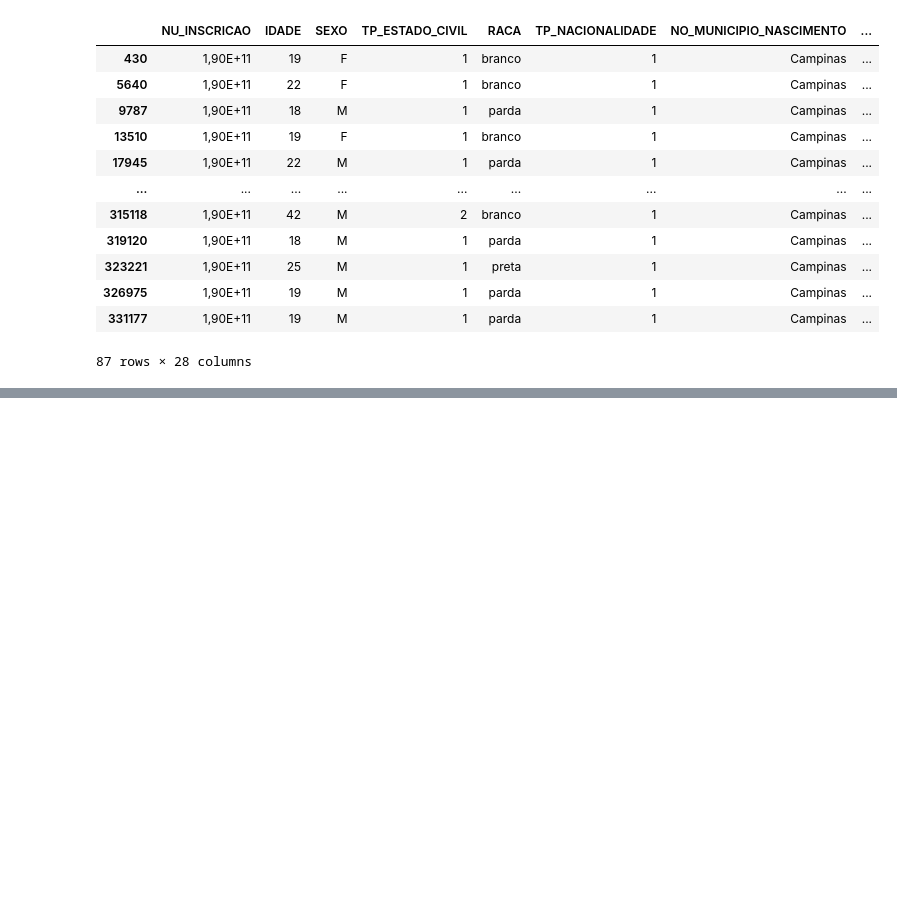
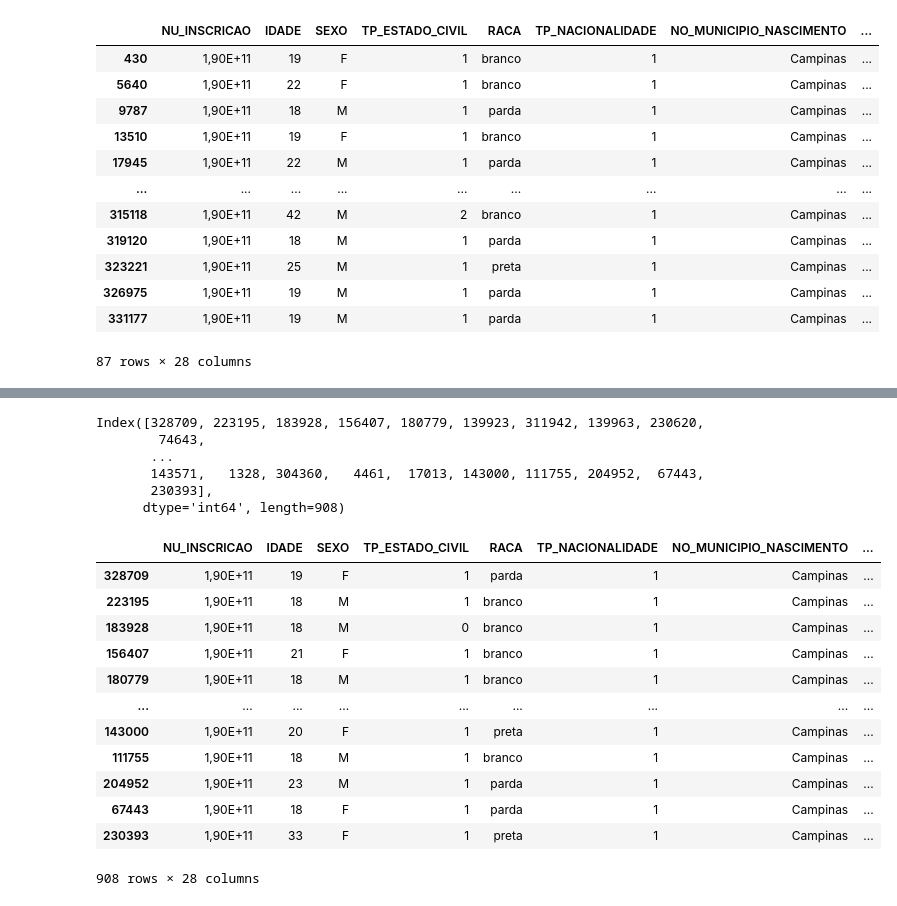
Before and after one commit to arthurresendes/Estatistica-aplicada, a Jupyter notebook: Enem/amostragem.ipynb, the cells around one changed output, grey strips where cells are left out. Saved outputs shown, nothing was run; the diff lists cells and outputs as text; code cells hidden in the pictures; blank space fills up the shorter version.

```diff
--- a/Enem/amostragem.ipynb
+++ b/Enem/amostragem.ipynb
@@ -188,0 +247,2 @@ amostra2_camp
+# %%
+X_treino, X_teste, y_treuni, amos_estra = train_test_split(enem_campinas.drop('RACA', axis=1), enem_campinas['RACA'], stratify=enem_campinas['RACA'],test_size=0.10)
@@ -188,0 +264,29 @@ amostra2_camp
+# %%
+amos_estra = amos_estra.index
+# %%
+amos_estra
+# %% [output]
+Index([328709, 223195, 183928, 156407, 180779, 139923, 311942, 139963, 230620,
+        74643,
+       ...
+       143571,   1328, 304360,   4461,  17013, 143000, 111755, 204952,  67443,
+       230393],
+      dtype='int64', length=908)
+# %%
+amos_estra_camp = enem_campinas.loc[amos_estra,:]
+# %%
+amos_estra_camp
+# %% [output]
+|  | NU_INSCRICAO | IDADE | SEXO | TP_ESTADO_CIVIL | RACA | TP_NACIONALIDADE | NO_MUNICIPIO_NASCIMENTO | ... |
+| 328709 | 1,90E+11 | 19 | F | 1 | parda | 1 | Campinas | ... |
+| 223195 | 1,90E+11 | 18 | M | 1 | branco | 1 | Campinas | ... |
+| 183928 | 1,90E+11 | 18 | M | 0 | branco | 1 | Campinas | ... |
+| 156407 | 1,90E+11 | 21 | F | 1 | branco | 1 | Campinas | ... |
+| 180779 | 1,90E+11 | 18 | M | 1 | branco | 1 | Campinas | ... |
+| ... | ... | ... | ... | ... | ... | ... | ... | ... |
+| 143000 | 1,90E+11 | 20 | F | 1 | preta | 1 | Campinas | ... |
+| 111755 | 1,90E+11 | 18 | M | 1 | branco | 1 | Campinas | ... |
+| 204952 | 1,90E+11 | 23 | M | 1 | parda | 1 | Campinas | ... |
+| 67443 | 1,90E+11 | 18 | F | 1 | parda | 1 | Campinas | ... |
+| 230393 | 1,90E+11 | 33 | F | 1 | preta | 1 | Campinas | ... |
+908 rows × 28 columns
```
Also changed, not shown: parts of 14 cells of this notebook.
